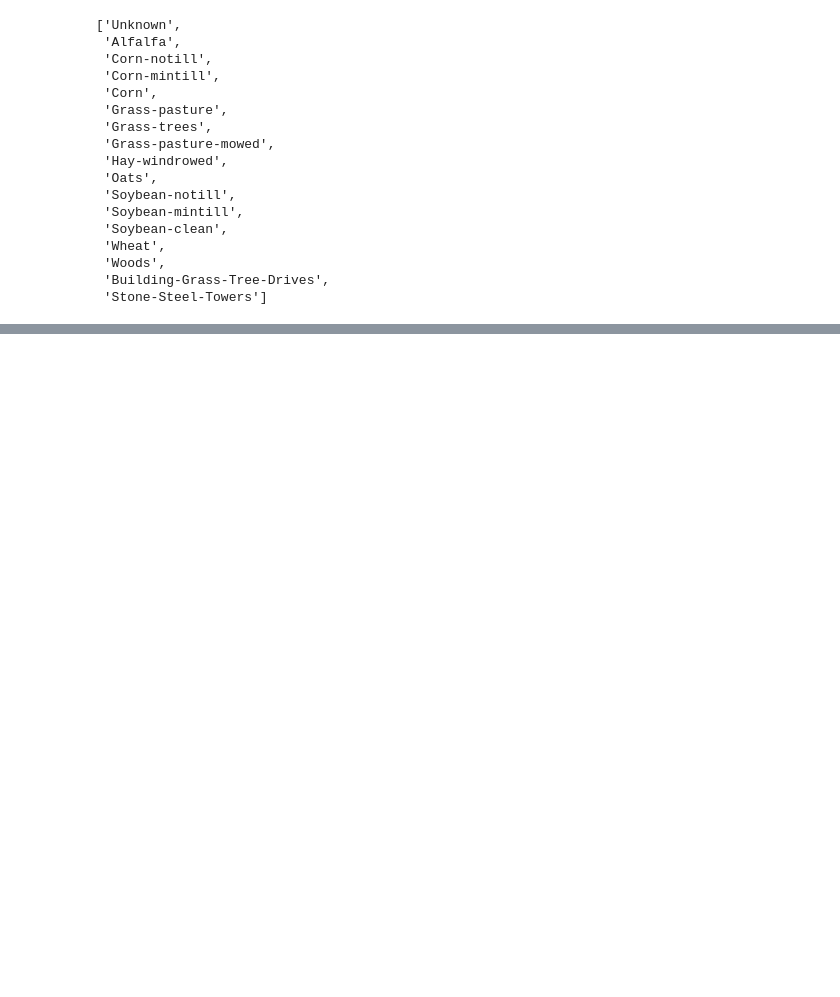
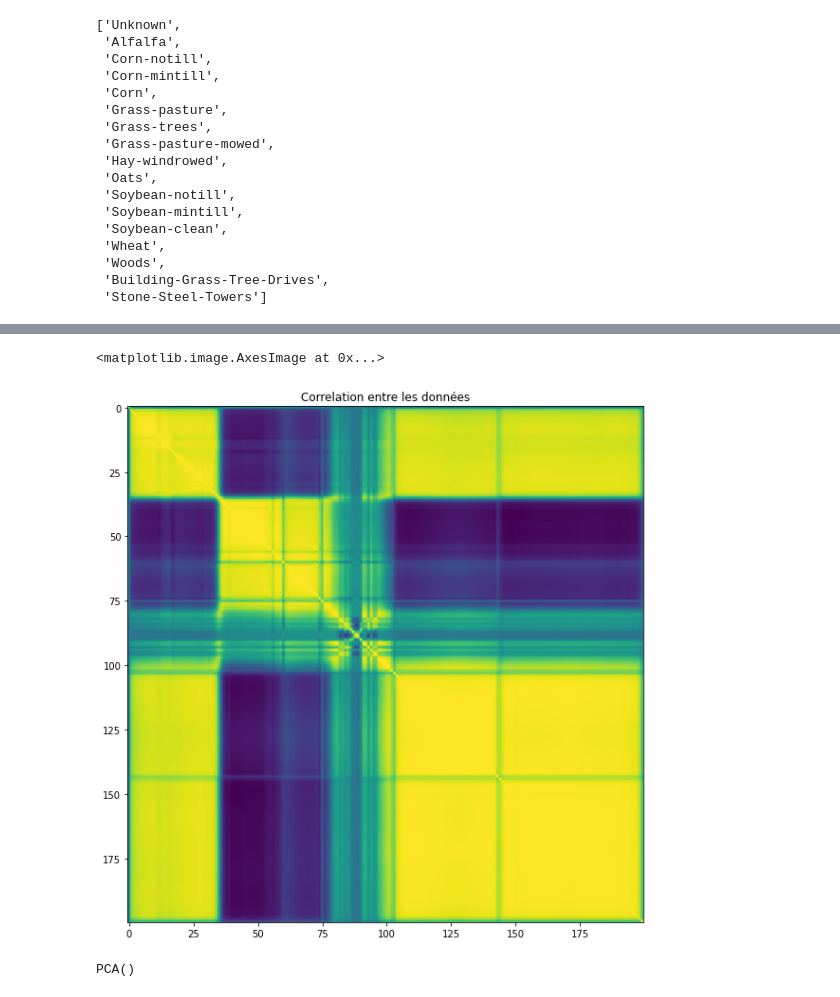
Before and after one commit to elrandar/hyper-spectral-fields, a Jupyter notebook: iml_notebook.ipynb, the cells around one changed output, grey strips where cells are left out. Drawn from its saved outputs; the diff is of its cells as text; code cells hidden in the pictures; blank space fills up the shorter version.

```diff
--- a/iml_notebook.ipynb
+++ b/iml_notebook.ipynb
@@ -51,0 +131,17 @@ plt.imshow(arr_pines[:,:,150])
+# %%
+arr_pines_flat = arr_pines.reshape((-1, dim))
+# X.reshape((row, col, dim)).shape
+# %%
+Sigma = np.corrcoef(arr_pines_flat,rowvar=False)
+plt.figure(figsize=(10,10))
+plt.title('Correlation entre les données')
+plt.imshow(Sigma)
+# %% [output]
+<matplotlib.image.AxesImage at 0x...>
+[figure, added]
+# %%
+import sklearn.decomposition
+pca_pines = sklearn.decomposition.PCA()
+pca_pines.fit(arr_pines_flat)
+# %% [output]
+PCA()
```
Also changed, not shown: parts of 27 cells of this notebook.
